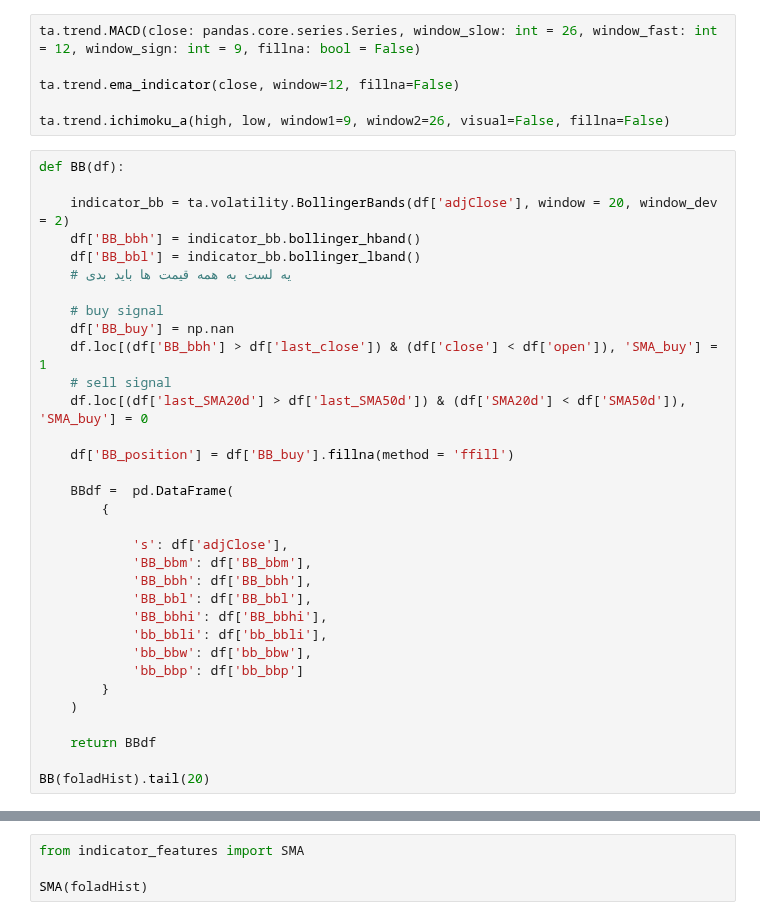
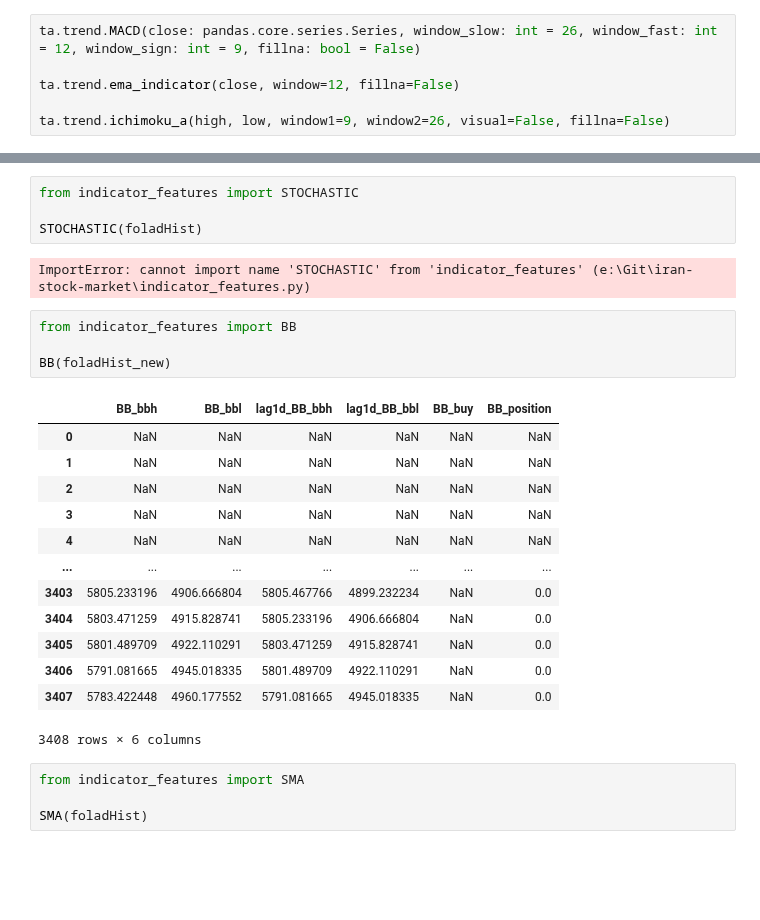
Before and after one commit to Hamtech-ai/InsightiFi, a Jupyter notebook: base_move.ipynb, the cells around one changed output, grey strips where cells are left out. Saved outputs shown, nothing was run; the diff lists cells and outputs as text; blank space fills up the shorter version.

```diff
--- a/base_move.ipynb
+++ b/base_move.ipynb
@@ -77,36 +100,3 @@ ta.trend.MACD(close: pandas.core.series.Series, window_slow: int = 26, window_fa
 ta.trend.ema_indicator(close, window=12, fillna=False)
 
 ta.trend.ichimoku_a(high, low, window1=9, window2=26, visual=False, fillna=False)
-# %%
-def BB(df):
-
-    indicator_bb = ta.volatility.BollingerBands(df['adjClose'], window = 20, window_dev = 2)
-    df['BB_bbh'] = indicator_bb.bollinger_hband()
-    df['BB_bbl'] = indicator_bb.bollinger_lband()
-    # یه لست به همه قیمت ها باید بدی
-
-    # buy signal
-    df['BB_buy'] = np.nan
-    df.loc[(df['BB_bbh'] > df['last_close']) & (df['close'] < df['open']), 'SMA_buy'] = 1
-    # sell signal
-    df.loc[(df['last_SMA20d'] > df['last_SMA50d']) & (df['SMA20d'] < df['SMA50d']), 'SMA_buy'] = 0
-
-    df['BB_position'] = df['BB_buy'].fillna(method = 'ffill')
-
-    BBdf =  pd.DataFrame(
-        {
-
-            's': df['adjClose'],
-            'BB_bbm': df['BB_bbm'],
-            'BB_bbh': df['BB_bbh'],
-            'BB_bbl': df['BB_bbl'],
-            'BB_bbhi': df['BB_bbhi'],
-            'bb_bbli': df['bb_bbli'],
-            'bb_bbw': df['bb_bbw'],
-            'bb_bbp': df['bb_bbp']
-        }
-    )
-
-    return BBdf
-
-BB(foladHist).tail(20)
@@ -131,3 +103,27 @@ BB(foladHist).tail(20)
+# %%
+from indicator_features import STOCHASTIC
+
+STOCHASTIC(foladHist)
+# %% [output]
+ImportError: cannot import name 'STOCHASTIC' from 'indicator_features' (e:\Git\iran-stock-market\indicator_features.py)
+# %%
+from indicator_features import BB
+
+BB(foladHist_new)
+# %% [output]
+|  | BB_bbh | BB_bbl | lag1d_BB_bbh | lag1d_BB_bbl | BB_buy | BB_position |
+| 0 | NaN | NaN | NaN | NaN | NaN | NaN |
+| 1 | NaN | NaN | NaN | NaN | NaN | NaN |
+| 2 | NaN | NaN | NaN | NaN | NaN | NaN |
+| 3 | NaN | NaN | NaN | NaN | NaN | NaN |
+| 4 | NaN | NaN | NaN | NaN | NaN | NaN |
+| ... | ... | ... | ... | ... | ... | ... |
+| 3403 | 5805.233196 | 4906.666804 | 5805.467766 | 4899.232234 | NaN | 0.0 |
+| 3404 | 5803.471259 | 4915.828741 | 5805.233196 | 4906.666804 | NaN | 0.0 |
+| 3405 | 5801.489709 | 4922.110291 | 5803.471259 | 4915.828741 | NaN | 0.0 |
+| 3406 | 5791.081665 | 4945.018335 | 5801.489709 | 4922.110291 | NaN | 0.0 |
+| 3407 | 5783.422448 | 4960.177552 | 5791.081665 | 4945.018335 | NaN | 0.0 |
+3408 rows × 6 columns
 # %%
 from indicator_features import SMA
 
```
Also changed, not shown: parts of 2 cells of this notebook, 2 other files.
